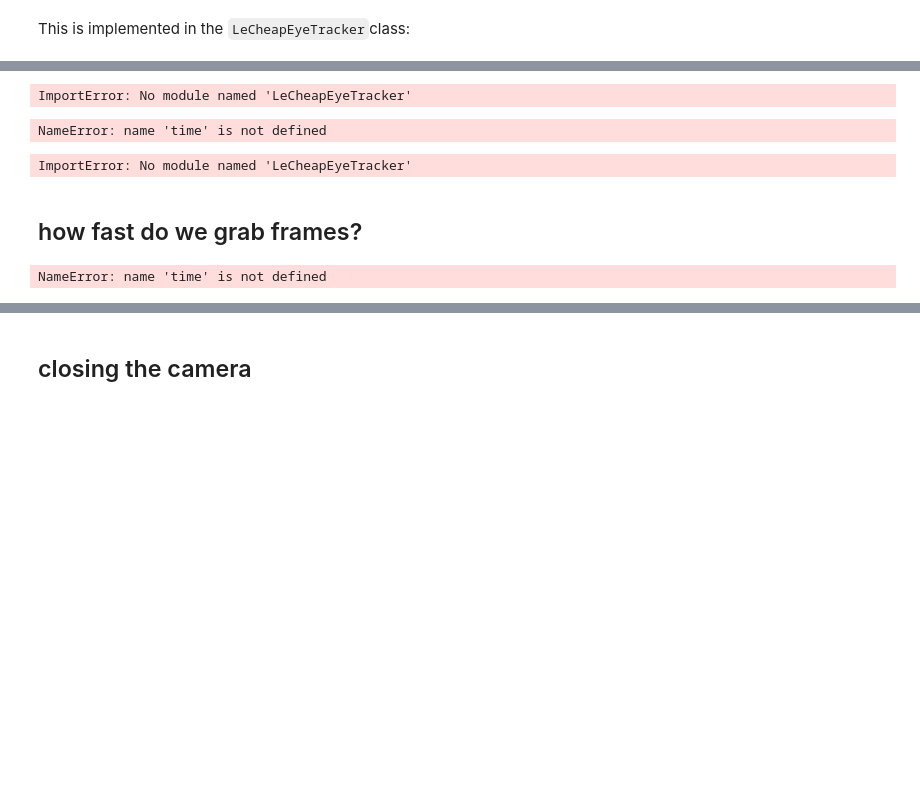
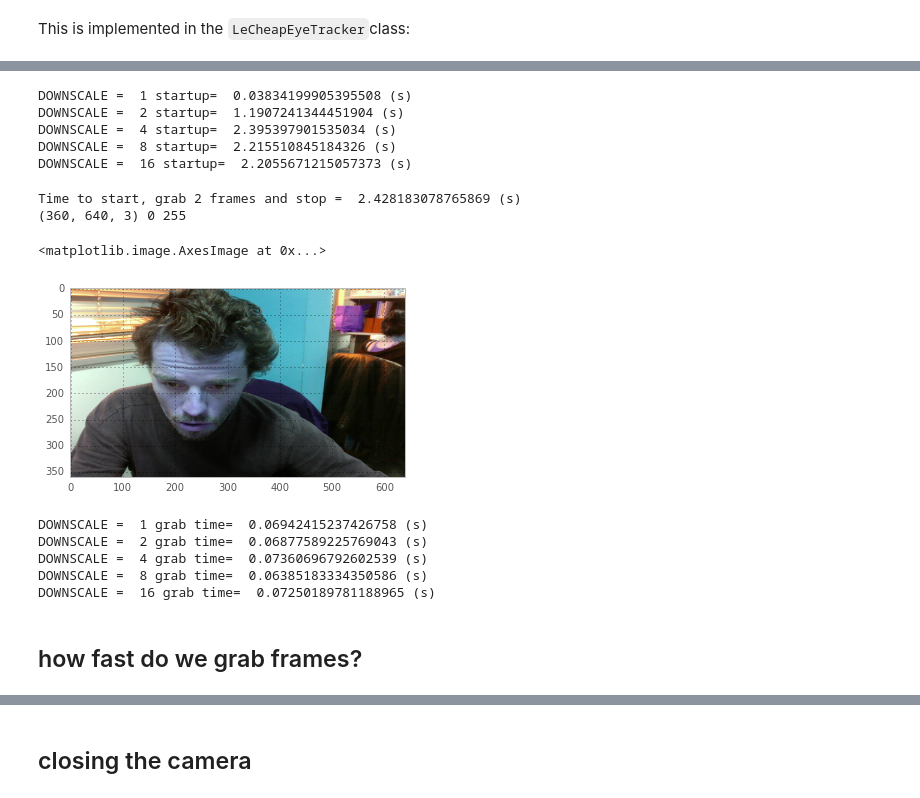
Before and after one commit to laurentperrinet/LeCheapEyeTracker, a Jupyter notebook: dev/2015-11-05_LeCheapEyeTracker_grabbing.ipynb, the cells around one changed output, grey strips where cells are left out. Cells and saved outputs as stored; diff of their text form; code cells hidden in the pictures; blank space fills up the shorter version.

```diff
--- a/dev/2015-11-05_LeCheapEyeTracker_grabbing.ipynb
+++ b/dev/2015-11-05_LeCheapEyeTracker_grabbing.ipynb
@@ -53,47 +72,54 @@ ImportError: No module named 'LeCheapEyeTracker'
 # %%
-from LeCheapEyeTracker import LeCheapEyeTracker
 for DOWNSCALE in [1, 2, 4, 8, 16]:
     start = time.time()
-    cam = LeCheapEyeTracker(DOWNSCALE=DOWNSCALE)
+    cam = PhotoReceptor(DOWNSCALE=DOWNSCALE)
     cam.close()
     print('DOWNSCALE = ', DOWNSCALE, 'startup= ',  time.time() - start , '(s)')
 # %% [output]
-ImportError: No module named 'LeCheapEyeTracker'
+DOWNSCALE =  1 startup=  0.03834199905395508 (s)
+DOWNSCALE =  2 startup=  1.1907241344451904 (s)
+DOWNSCALE =  4 startup=  2.395397901535034 (s)
+DOWNSCALE =  8 startup=  2.215510845184326 (s)
+DOWNSCALE =  16 startup=  2.2055671215057373 (s)
 # %%
 start = time.time()
-cam = LeCheapEyeTracker(DOWNSCALE=2)
+cam = PhotoReceptor(DOWNSCALE=2)
 img = cam.grab()
 img = cam.grab()
 cam.close()
 print('Time to start, grab 2 frames and stop = ',  time.time() - start , '(s)')
 print(img.shape, img.min(), img.max())
 plt.imshow(img)
 # %% [output]
-NameError: name 'time' is not defined
+Time to start, grab 2 frames and stop =  2.428183078765869 (s)
+(360, 640, 3) 0 255
+<matplotlib.image.AxesImage at 0x...>
+[figure, added]
 # %%
-from LeCheapEyeTracker import LeCheapEyeTracker
 for DOWNSCALE in [1, 2, 4, 8, 16]:
-    cam = LeCheapEyeTracker(DOWNSCALE=DOWNSCALE)
+    cam = PhotoReceptor(DOWNSCALE=DOWNSCALE)
     start = time.time()
     img = cam.grab()
     img = cam.grab()
     cam.close()
     print('DOWNSCALE = ', DOWNSCALE, 'grab time= ',  time.time() - start , '(s)')
 # %% [output]
-ImportError: No module named 'LeCheapEyeTracker'
+DOWNSCALE =  1 grab time=  0.06942415237426758 (s)
+DOWNSCALE =  2 grab time=  0.06877589225769043 (s)
+DOWNSCALE =  4 grab time=  0.07360696792602539 (s)
+DOWNSCALE =  8 grab time=  0.06385183334350586 (s)
+DOWNSCALE =  16 grab time=  0.07250189781188965 (s)
 # %% [markdown]
 ## how fast do we grab frames?
 # %%
 N = 100
 ctime = np.zeros(N)
 start = time.time()
-cam = LeCheapEyeTracker()
+cam = PhotoReceptor()
 for i in range(N):
     img = cam.grab()
     ctime[i] = time.time() - start
 cam.close()
-# %% [output]
-NameError: name 'time' is not defined
 # %%
 plt.plot(ctime[1:], np.diff(ctime)*1000, '+')
 plt.xlabel('time (s)')
```
Also changed, not shown: parts of 8 cells of this notebook, 3 other files.
